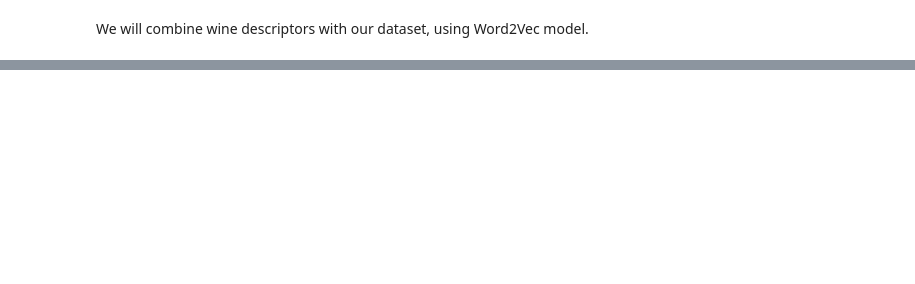
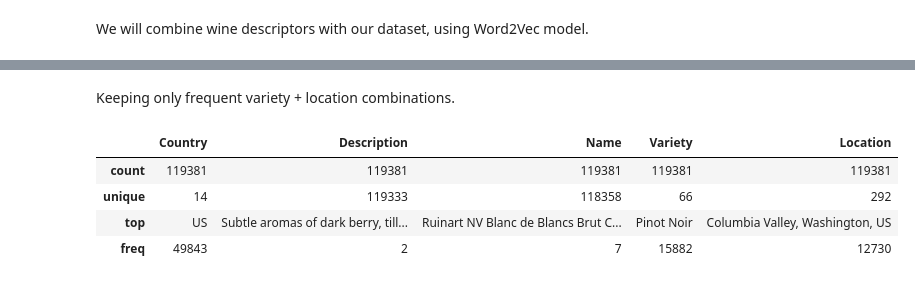
Before and after one commit to zuzg/wine-pairing, a Jupyter notebook: notebooks/wine_eda.ipynb, the cells around one changed output, grey strips where cells are left out. Saved outputs shown, nothing was run; the diff lists cells and outputs as text; code cells hidden in the pictures; blank space fills up the shorter version.

```diff
--- a/notebooks/wine_eda.ipynb
+++ b/notebooks/wine_eda.ipynb
@@ -157,0 +174,11 @@ wine_word2vec_model = Word2Vec.load(model_path)
+# %% [markdown]
+Keeping only frequent variety + location combinations.
+# %%
+df = df[df.groupby(["Variety", "Location"]).transform("size") > 30]
+df.describe()
+# %% [output]
+|  | Country | Description | Name | Variety | Location |
+| count | 119381 | 119381 | 119381 | 119381 | 119381 |
+| unique | 14 | 119333 | 118358 | 66 | 292 |
+| top | US | Subtle aromas of dark berry, till... | Ruinart NV Blanc de Blancs Brut C... | Pinot Noir | Columbia Valley, Washington, US |
+| freq | 49843 | 2 | 7 | 15882 | 12730 |
```
Also changed, not shown: parts of 5 cells of this notebook, 3 other files.
